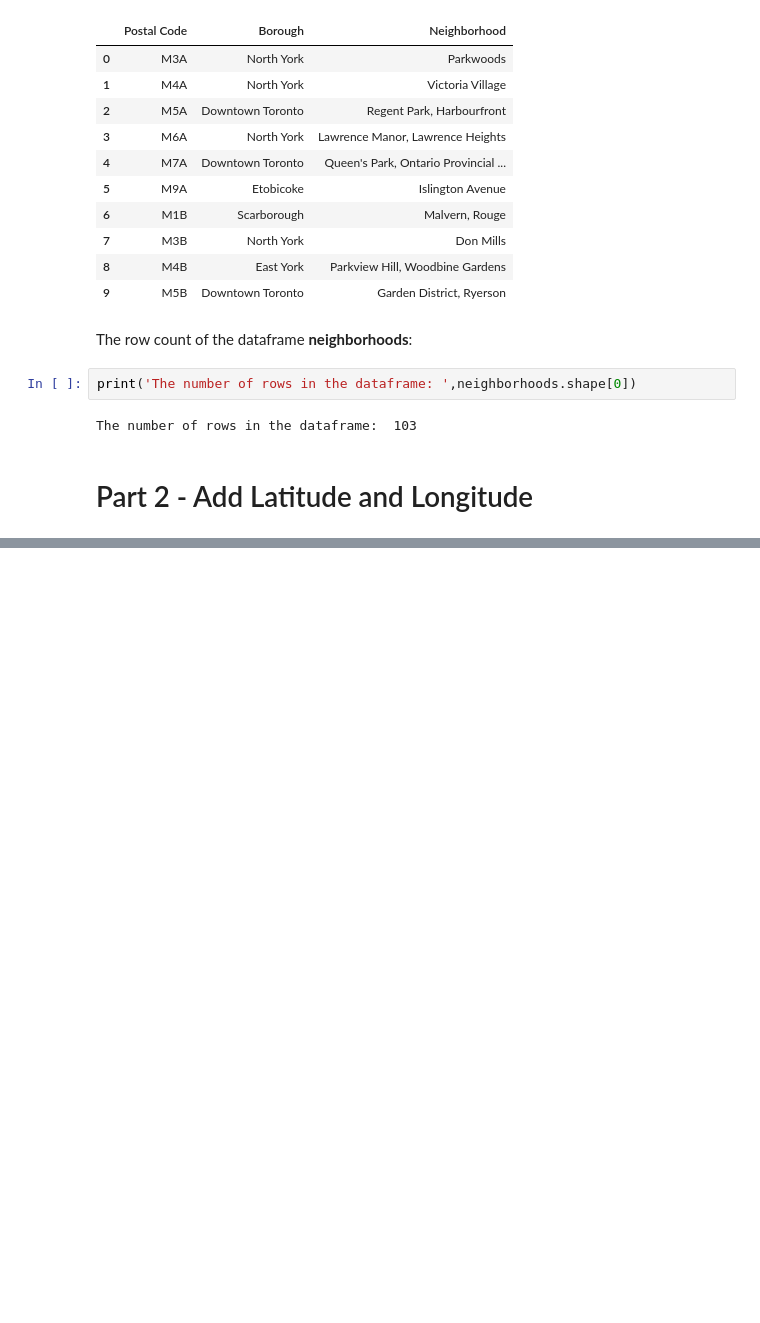
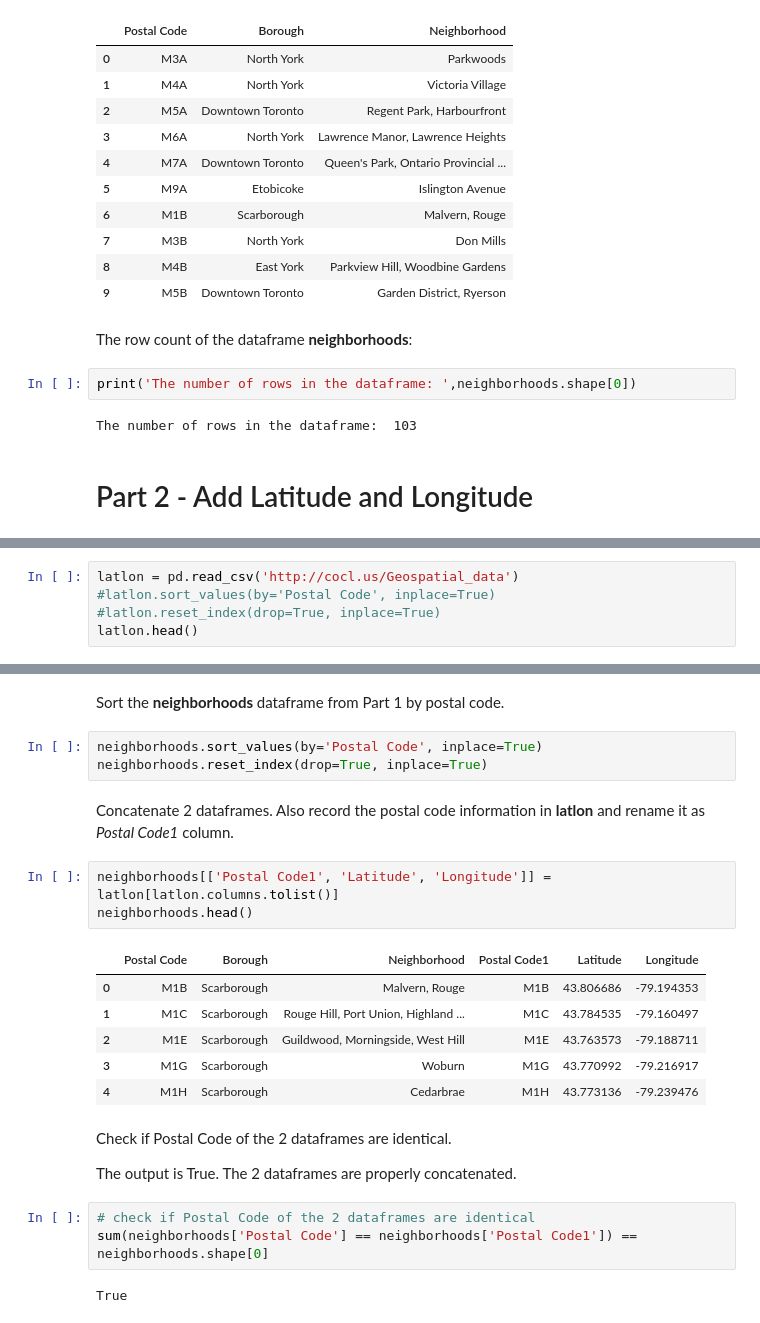
Before and after one commit to kevin800721/Coursera_Capstone, a Jupyter notebook: Segmenting and Clustering Neighborhoods in Toronto.ipynb, the cells around one changed output, grey strips where cells are left out. Cells and saved outputs as stored; diff of their text form; blank space fills up the shorter version.

```diff
--- a/Segmenting and Clustering Neighborhoods in Toronto.ipynb
+++ b/Segmenting and Clustering Neighborhoods in Toronto.ipynb
@@ -71,0 +74,5 @@ The number of rows in the dataframe:  103
+# %%
+latlon = pd.read_csv('http://cocl.us/Geospatial_data')
+#latlon.sort_values(by='Postal Code', inplace=True)
+#latlon.reset_index(drop=True, inplace=True)
+latlon.head()
@@ -71,0 +86,26 @@ The number of rows in the dataframe:  103
+# %% [markdown]
+Sort the __neighborhoods__ dataframe from Part 1 by postal code.
+# %%
+neighborhoods.sort_values(by='Postal Code', inplace=True)
+neighborhoods.reset_index(drop=True, inplace=True)
+# %% [markdown]
+Concatenate 2 dataframes. Also record the postal code information in __latlon__ and rename it as *Postal Code1* column.
+# %%
+neighborhoods[['Postal Code1', 'Latitude', 'Longitude']] = latlon[latlon.columns.tolist()]
+neighborhoods.head()
+# %% [output]
+|  | Postal Code | Borough | Neighborhood | Postal Code1 | Latitude | Longitude |
+| 0 | M1B | Scarborough | Malvern, Rouge | M1B | 43.806686 | -79.194353 |
+| 1 | M1C | Scarborough | Rouge Hill, Port Union, Highland ... | M1C | 43.784535 | -79.160497 |
+| 2 | M1E | Scarborough | Guildwood, Morningside, West Hill | M1E | 43.763573 | -79.188711 |
+| 3 | M1G | Scarborough | Woburn | M1G | 43.770992 | -79.216917 |
+| 4 | M1H | Scarborough | Cedarbrae | M1H | 43.773136 | -79.239476 |
+# %% [markdown]
+Check if Postal Code of the 2 dataframes are identical.
+
+The output is True. The 2 dataframes are properly concatenated.
+# %%
+# check if Postal Code of the 2 dataframes are identical
+sum(neighborhoods['Postal Code'] == neighborhoods['Postal Code1']) == neighborhoods.shape[0]
+# %% [output]
+True
```
Also changed, not shown: parts of 32 cells of this notebook.
